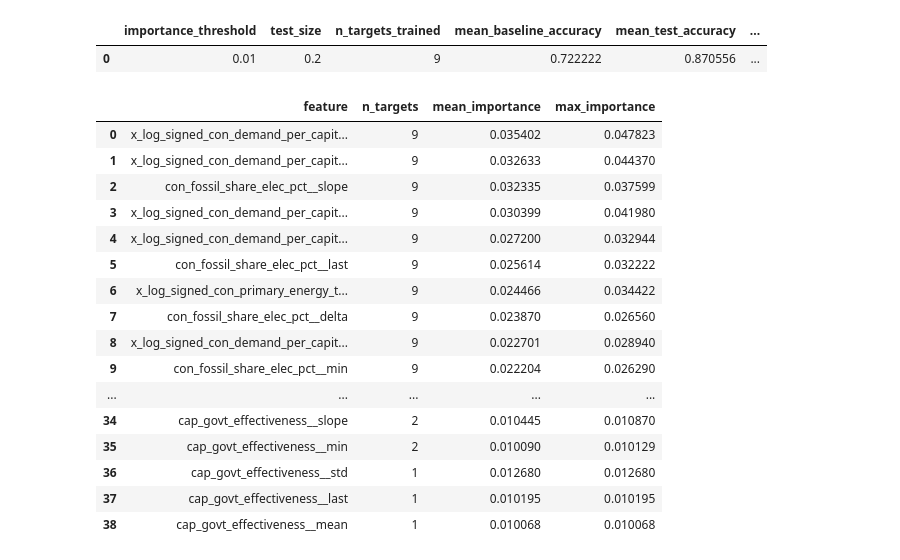
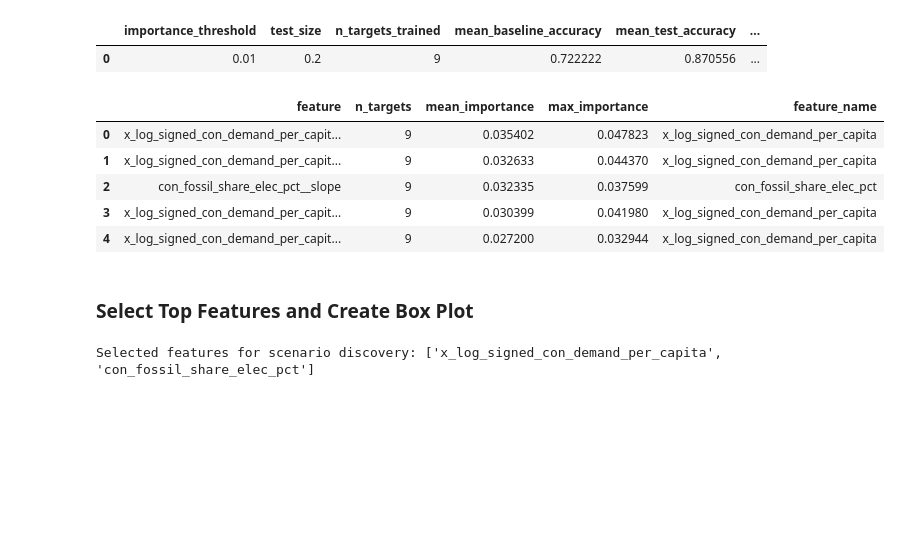
Before and after one commit to jroblar/ndc_evaluation, a Jupyter notebook: scenario_discovery/scenario_discovery_test.ipynb, the cells around one changed output. Cells and saved outputs as stored; diff of their text form; code cells hidden in the pictures; blank space fills up the shorter version.

Commit message:
update scenario discovery simple version

```diff
--- a/scenario_discovery/scenario_discovery_test.ipynb
+++ b/scenario_discovery/scenario_discovery_test.ipynb
@@ -354,17 +421,16 @@ Index(['future_id', 'iso_alpha_3', 'year_start', 'year_end', 'n_years',
 # %%
 # Merge the ensemble agg data with the quantile-labeled data
 def merge_ensemble_with_quantiles(ensemble_agg_df, quantile_df, on_cols=["future_id"]):
-    quantile_df_subset = quantile_df[on_cols + [col for col in quantile_df.columns if col.startswith("v")]]
-    merged_df = pd.merge(ensemble_agg_df, quantile_df_subset, on=on_cols, how="left")
+    merged_df = pd.merge(ensemble_agg_df, quantile_df, on=on_cols, how="left")
     # ensure the bin cols are integers (in case they got cast to floats during the merge)
     # use the nullable integer dtype so NaNs are preserved instead of raising on conversion
-    for col in quantile_df_subset.columns:
+    for col in quantile_df.columns:
         if col.startswith("v"):
             # coerce non-finite values to NaN, then cast to pandas nullable integer dtype
             merged_df[col] = pd.to_numeric(merged_df[col], errors="coerce").astype("Int64")
 
     return merged_df
-merged_df = merge_ensemble_with_quantiles(ensemble_agg_df, results_dict["df"], on_cols=["future_id"])
+merged_df = merge_ensemble_with_quantiles(ensemble_agg_df, results_dict["df"], on_cols=["future_id", "iso_alpha_3"])
 merged_df.head()
 # %% [output]
 |  | future_id | iso_alpha_3 | year_start | year_end | n_years | x_log_signed_con_solar__mean | x_log_signed_con_solar__std | ... |
@@ -395,7 +463,11 @@ non_modeling_cols = [
     "iso_alpha_3",
     "year_start",
     "year_end",
-    "n_years"
+    "n_years",
+    "change_abs",
+    "change_sym",
+    "2022",
+    "2030"
 ]
 
 target_cols = [col for col in merged_df.columns if col.startswith("v")]
@@ -565,23 +637,29 @@ importance_threshold_summary_df
 # %% [output]
 |  | importance_threshold | test_size | n_targets_trained | mean_baseline_accuracy | mean_test_accuracy | ... |
 | 0 | 0.01 | 0.2 | 9 | 0.722222 | 0.870556 | ... |
+# %%
+# Add to feature_name to top_feature_counts_df
+top_feature_counts_df['feature_name'] = top_feature_counts_df["feature"].apply(lambda x: x.split("__")[0] if "__" in x else x)
 # %%
-top_feature_counts_df
+top_feature_counts_df.head()
 # %% [output]
-|  | feature | n_targets | mean_importance | max_importance |
-| 0 | x_log_signed_con_demand_per_capit... | 9 | 0.035402 | 0.047823 |
-| 1 | x_log_signed_con_demand_per_capit... | 9 | 0.032633 | 0.044370 |
-| 2 | con_fossil_share_elec_pct__slope | 9 | 0.032335 | 0.037599 |
-| 3 | x_log_signed_con_demand_per_capit... | 9 | 0.030399 | 0.041980 |
-| 4 | x_log_signed_con_demand_per_capit... | 9 | 0.027200 | 0.032944 |
-| 5 | con_fossil_share_elec_pct__last | 9 | 0.025614 | 0.032222 |
-| 6 | x_log_signed_con_primary_energy_t... | 9 | 0.024466 | 0.034422 |
-| 7 | con_fossil_share_elec_pct__delta | 9 | 0.023870 | 0.026560 |
-| 8 | x_log_signed_con_demand_per_capit... | 9 | 0.022701 | 0.028940 |
-| 9 | con_fossil_share_elec_pct__min | 9 | 0.022204 | 0.026290 |
-| ... | ... | ... | ... | ... |
-| 34 | cap_govt_effectiveness__slope | 2 | 0.010445 | 0.010870 |
-| 35 | cap_govt_effectiveness__min | 2 | 0.010090 | 0.010129 |
-| 36 | cap_govt_effectiveness__std | 1 | 0.012680 | 0.012680 |
-| 37 | cap_govt_effectiveness__last | 1 | 0.010195 | 0.010195 |
-| 38 | cap_govt_effectiveness__mean | 1 | 0.010068 | 0.010068 |
+|  | feature | n_targets | mean_importance | max_importance | feature_name |
+| 0 | x_log_signed_con_demand_per_capit... | 9 | 0.035402 | 0.047823 | x_log_signed_con_demand_per_capita |
+| 1 | x_log_signed_con_demand_per_capit... | 9 | 0.032633 | 0.044370 | x_log_signed_con_demand_per_capita |
+| 2 | con_fossil_share_elec_pct__slope | 9 | 0.032335 | 0.037599 | con_fossil_share_elec_pct |
+| 3 | x_log_signed_con_demand_per_capit... | 9 | 0.030399 | 0.041980 | x_log_signed_con_demand_per_capita |
+| 4 | x_log_signed_con_demand_per_capit... | 9 | 0.027200 | 0.032944 | x_log_signed_con_demand_per_capita |
+# %% [markdown]
+### Select Top Features and Create Box Plot
+# %%
+# Select the top 2 features making sure we don't select multiple features that are just different aggregations of the same underlying variable (e.g. mean, max, last of the same variable)
+selected_features = []
+for _, row in top_feature_counts_df.iterrows():
+    feature_name = row["feature_name"]
+    if feature_name not in selected_features:
+        selected_features.append(feature_name)
+    if len(selected_features) >= 2:
+        break
+print("Selected features for scenario discovery:", selected_features)
+# %% [output]
+Selected features for scenario discovery: ['x_log_signed_con_demand_per_capita', 'con_fossil_share_elec_pct']
```
Also changed, not shown: parts of 13 cells of this notebook, 1 other file.
